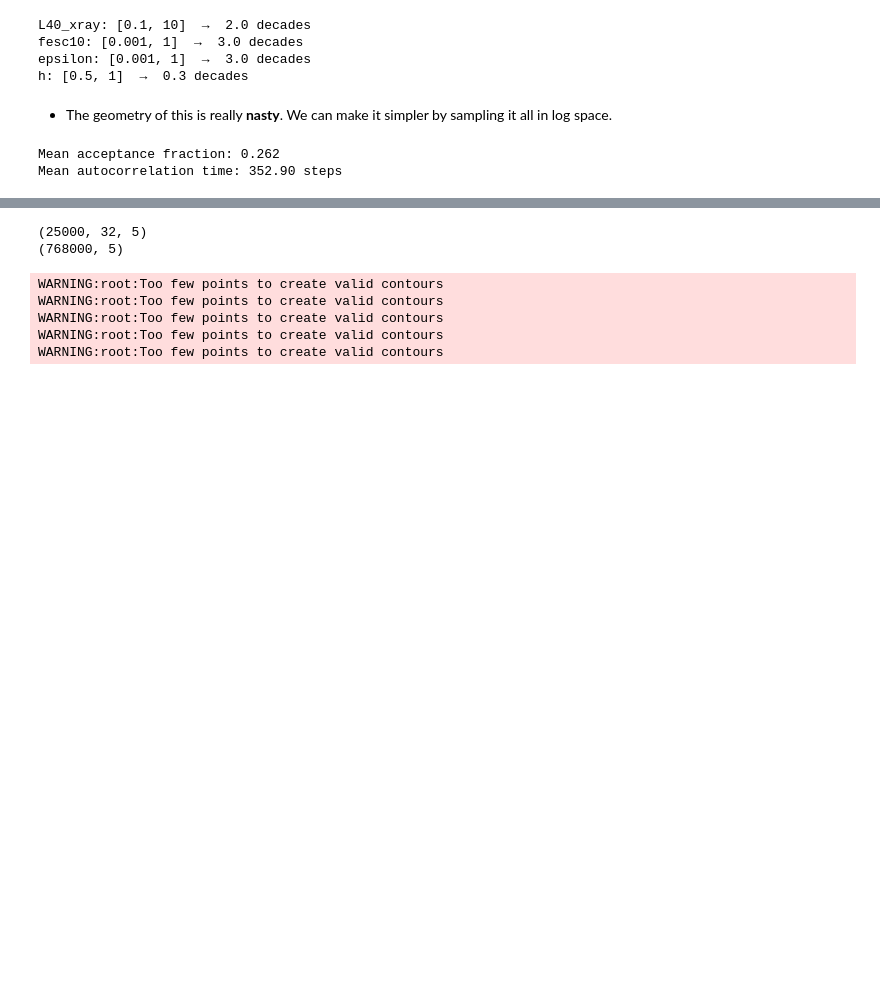
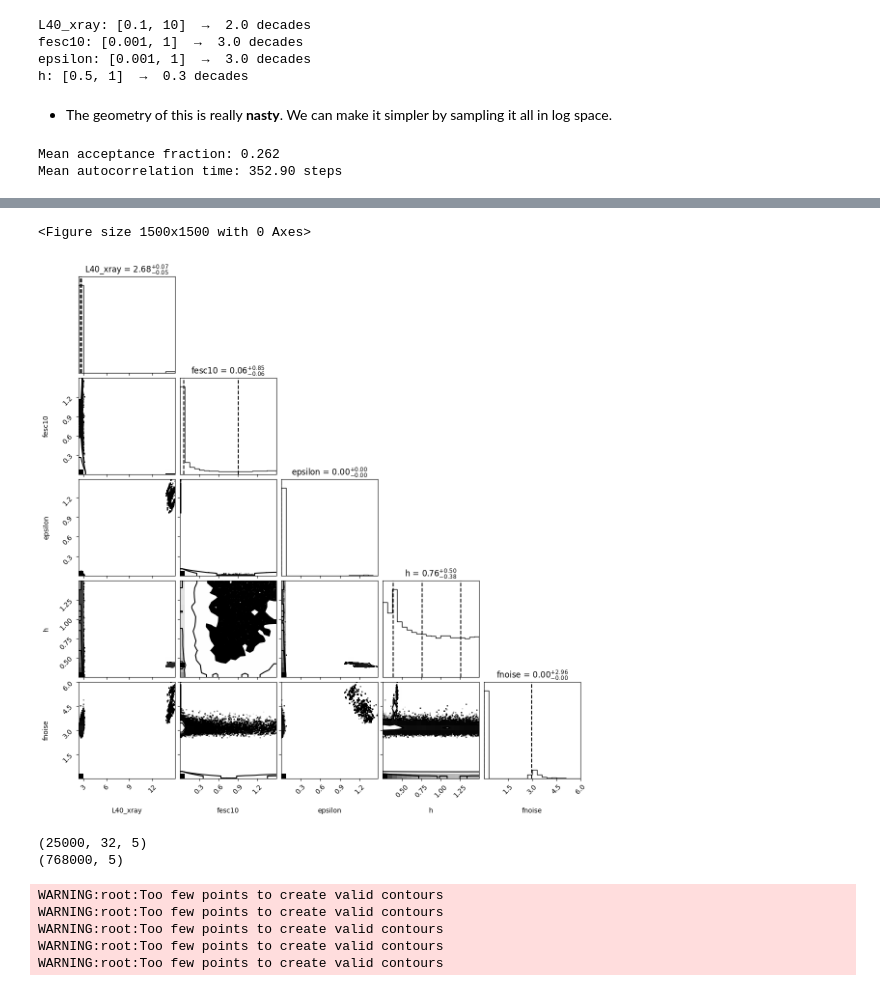
Before and after one commit to JoeyWee1/Machine-Learning-Enhanced-Inference-of-the-21-cm-Power-Spectrum-at-Cosmic-Dawn, a Jupyter notebook: ML_inference.ipynb, the cells around one changed output, grey strips where cells are left out. Saved outputs shown, nothing was run; the diff lists cells and outputs as text; code cells hidden in the pictures; blank space fills up the shorter version.

Commit message:
plotted emcee emulator

```diff
--- a/ML_inference.ipynb
+++ b/ML_inference.ipynb
@@ -160,7 +160,7 @@ from utils.mcmc.ensemble import generate_chain,  ln_post_log_emulator
 lnspace_ensemble_posterior = generate_chain(
     ln_post_log= ln_post_log_emulator,
     n_walkers=32,
-    steps=50000,
+    steps=250000,
     discard=0,
     tf=2,
     unscaled_feature_domains=unscaled_feature_domains,
@@ -184,7 +184,15 @@ with open("samples/emcee_emulator_diagnostics.json", "w") as f:
     }, f, indent=2)
 # %%
 # Load MCMC samples for analysis
-emcee_emulator_thinned_chain = np.load("saved/thinned_samples.npy")     # shape (steps, n_walkers, 5)
-emcee_emulator_unthinned_chain = np.load("saved/unthinned_samples.npy")     # shape (steps, n_walkers, 5)
-with open("saved/emcee_emulator_diagnostics.json") as f:
+emcee_emulator_thinned_chain = np.load("samples/emcee_emulator_thinned_samples.npy")     # shape (steps, n_walkers, 5)
+emcee_emulator_unthinned_chain = np.load("samples/emcee_emulator_unthinned_samples.npy")     # shape (steps, n_walkers, 5)
+with open("samples/emcee_emulator_diagnostics.json") as f:
     emcee_emulator_diag = json.load(f)
+# %%
+from utils.mcmc.plot import plot_corner
+plot_corner(
+    unthinned_chain=emcee_emulator_unthinned_chain,
+    diagnostic=emcee_emulator_diag,
+    df = 10
+)
+# %% [output]
@@ -191,3 +205,5 @@ with open("saved/emcee_emulator_diagnostics.json") as f:
+<Figure size 1500x1500 with 0 Axes>
+[figure, added]
 # %%
 tau = emcee_emulator_diag["tau"]
 discard = int(10 * tau)   # Safe number to discard
```
Also changed, not shown: parts of 1 cell of this notebook, 1 other file.
